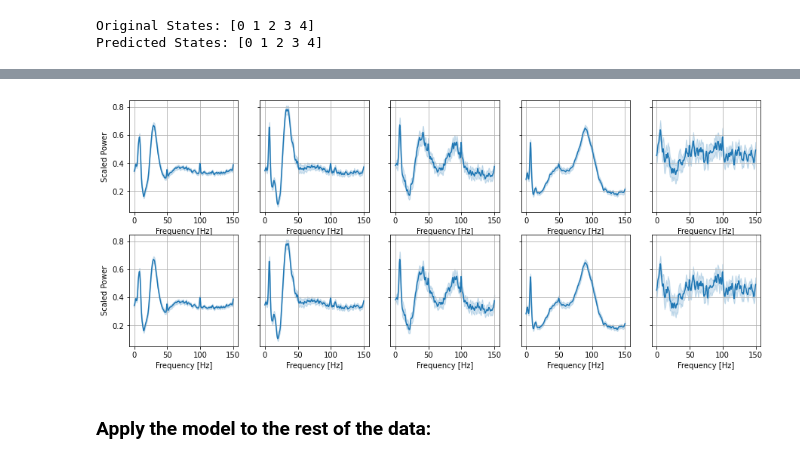
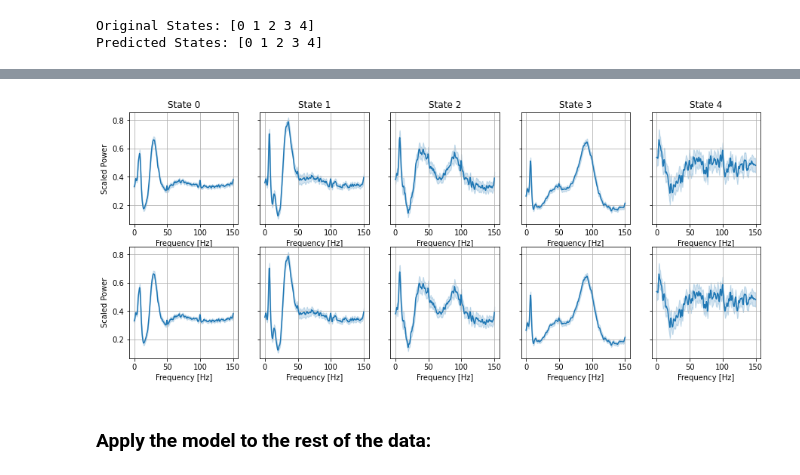
Before and after one commit to Barryjuait/Barryjuait, a Jupyter notebook: Dysk_MLP.ipynb, the cells around one changed output, grey strips where cells are left out. Saved outputs shown, nothing was run; the diff lists cells and outputs as text; code cells hidden in the pictures.

```diff
--- a/Dysk_MLP.ipynb
+++ b/Dysk_MLP.ipynb
@@ -427,34 +431,35 @@ for ix in range(len(bStates)):
   a.columns = faxis;
   a = a.reset_index();
 
   melted = a.melt(id_vars='index', var_name='faxis', value_name='power_spectra').sort_index('index')
   melted.rename(columns={'index':'bindex'}, inplace=True);
   melted.faxis = melted.faxis.astype('category');
   melted.sort_values('bindex', inplace = True)
 
   sns.lineplot(data = melted, x = 'faxis', y = 'power_spectra', ax = ax[0,ix])
   ax[0,ix].set_xlabel('Frequency [Hz]')
   ax[0,ix].set_ylabel('Scaled Power');
+  ax[0,ix].set_title(f'State {bStates[ix]}');
   ax[0,ix].grid();
 
   a = dummy.loc[predStates == ix,'0':'300'];
   a.columns = faxis;
   a = a.reset_index();
 
   melted = a.melt(id_vars='index', var_name='faxis', value_name='power_spectra').sort_index('index')
   melted.rename(columns={'index':'bindex'}, inplace=True);
   melted.faxis = melted.faxis.astype('category');
   melted.sort_values('bindex', inplace = True)
 
   sns.lineplot(data = melted, x = 'faxis', y = 'power_spectra', ax = ax[1,ix])
   ax[1,ix].set_xlabel('Frequency [Hz]')
   ax[1,ix].set_ylabel('Scaled Power');
   ax[1,ix].grid();
 
 
 plt.show();
 # %% [output]
-[figure, old version]
+[figure, new version]
 # %% [markdown]
 ### Apply the model to the rest of the data:
 # %%
```
Also changed, not shown: parts of 19 cells of this notebook.
